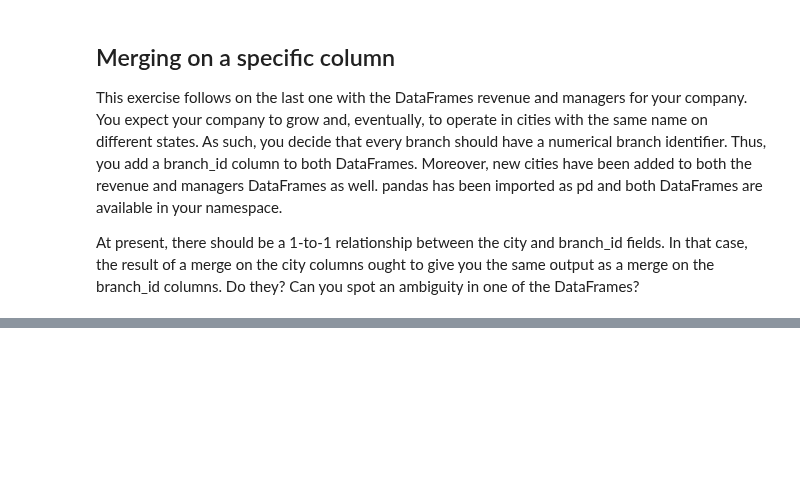
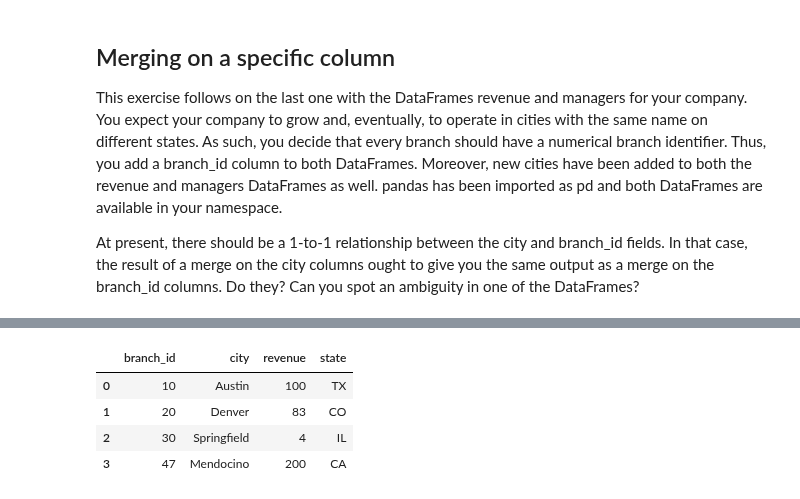
Before and after one commit to cyrsis/TensorflowPY36CPU, a Jupyter notebook: _1_PythonBasic/Pandas/MergingDataFramePandas.ipynb, the cells around one changed output, grey strips where cells are left out. Drawn from its saved outputs; the diff is of its cells as text; code cells hidden in the pictures; blank space fills up the shorter version.

```diff
--- a/_1_PythonBasic/Pandas/MergingDataFramePandas.ipynb
+++ b/_1_PythonBasic/Pandas/MergingDataFramePandas.ipynb
@@ -1058,0 +1150,11 @@ print(merge_by_id)
+# %%
+
+revenue = pd.read_csv(path+'revenue2.csv')
+# %%
+revenue.head()
+# %% [output]
+|  | branch_id | city | revenue | state |
+| 0 | 10 | Austin | 100 | TX |
+| 1 | 20 | Denver | 83 | CO |
+| 2 | 30 | Springfield | 4 | IL |
+| 3 | 47 | Mendocino | 200 | CA |
```
Also changed, not shown: parts of 27 cells of this notebook, 5 other files.
